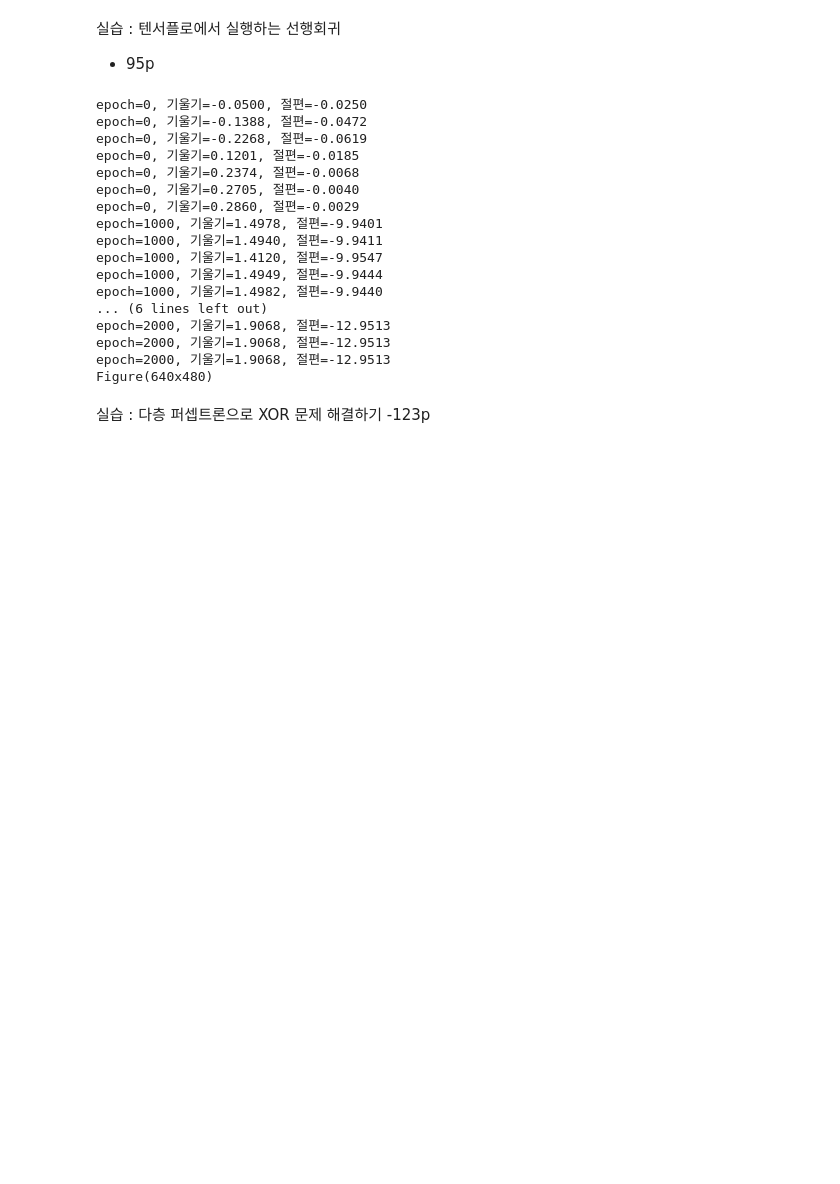
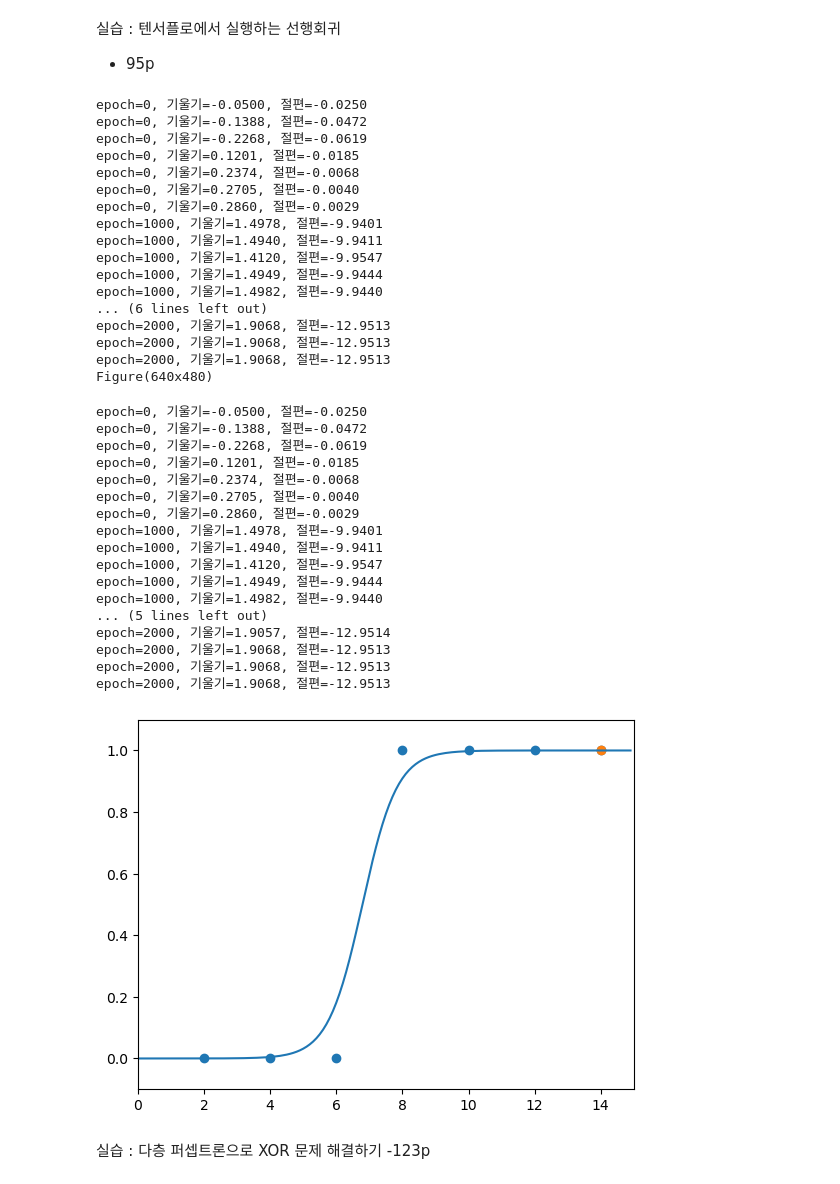
Before and after one commit to Dong-geon24/ROCKY, a Jupyter notebook: Deeplearning/과제/모두의딥러닝_과제.ipynb, the cells around one changed output. Cells and saved outputs as stored; diff of their text form; code cells hidden in the pictures; blank space fills up the shorter version.

```diff
--- a/Deeplearning/과제/모두의딥러닝_과제.ipynb
+++ b/Deeplearning/과제/모두의딥러닝_과제.ipynb
@@ -123,6 +390,83 @@ epoch=2000, 기울기=1.9068, 절편=-12.9513
 epoch=2000, 기울기=1.9068, 절편=-12.9513
 epoch=2000, 기울기=1.9068, 절편=-12.9513
 Figure(640x480)
+# %%
+#!/usr/bin/env python
+# coding: utf-8
+
+# In[3]:
+
+
+import numpy as np
+import pandas as pd
+import matplotlib.pyplot as plt
+
+#공부시간 X와 성적 Y의 리스트를 만듭니다.
+data = [[2, 0], [4, 0], [6, 0], [8, 1], [10, 1], [12, 1], [14, 1]]
+
+x_data = [i[0] for i in data]
+y_data = [i[1] for i in data]
+
+#그래프로 나타내 봅니다.
+plt.scatter(x_data, y_data)
+plt.xlim(0, 15)
+plt.ylim(-.1, 1.1)
+
+
+# In[4]:
+
+
+# 기울기 a와 절편 b의 값을 초기화 합니다.
+a = 0
+b = 0
+
+#학습률을 정합니다.
+lr = 0.05
+
+#시그모이드 함수를 정의합니다.
+def sigmoid(x):
+    return 1 / (1 + np.e ** (-x))
+
+#경사 하강법을 실행합니다.
+for i in range(2001):
+    for x_data, y_data in data:
+        a_diff = x_data*(sigmoid(a*x_data + b) - y_data)
+        b_diff = sigmoid(a*x_data + b) - y_data
+        a = a - lr * a_diff
+        b = b - lr * b_diff
+        if i % 1000 == 0:    # 1000번 반복될 때마다 각 x_data값에 대한 현재의 a값, b값을 출력합니다.
+            print("epoch=%.f, 기울기=%.04f, 절편=%.04f" % (i, a, b))
+
+
+# In[6]:
+
+
+# 앞서 구한 기울기와 절편을 이용해 그래프를 그려 봅니다.
+plt.scatter(x_data, y_data)
+plt.xlim(0, 15)
+plt.ylim(-.1, 1.1)
+x_range = (np.arange(0, 15, 0.1)) #그래프로 나타낼 x값의 범위를 정합니다.
+plt.plot(np.arange(0, 15, 0.1), np.array([sigmoid(a*x + b) for x in x_range]))
+plt.show()
+# %% [output]
+epoch=0, 기울기=-0.0500, 절편=-0.0250
+epoch=0, 기울기=-0.1388, 절편=-0.0472
+epoch=0, 기울기=-0.2268, 절편=-0.0619
+epoch=0, 기울기=0.1201, 절편=-0.0185
+epoch=0, 기울기=0.2374, 절편=-0.0068
+epoch=0, 기울기=0.2705, 절편=-0.0040
+epoch=0, 기울기=0.2860, 절편=-0.0029
+epoch=1000, 기울기=1.4978, 절편=-9.9401
+epoch=1000, 기울기=1.4940, 절편=-9.9411
+epoch=1000, 기울기=1.4120, 절편=-9.9547
+epoch=1000, 기울기=1.4949, 절편=-9.9444
+epoch=1000, 기울기=1.4982, 절편=-9.9440
+... (5 lines left out)
+epoch=2000, 기울기=1.9057, 절편=-12.9514
+epoch=2000, 기울기=1.9068, 절편=-12.9513
+epoch=2000, 기울기=1.9068, 절편=-12.9513
+epoch=2000, 기울기=1.9068, 절편=-12.9513
+[figure, added]
 # %% [markdown]
 실습 : 다층 퍼셉트론으로 XOR 문제 해결하기
 -123p
```
Also changed, not shown: parts of 30 cells of this notebook.
